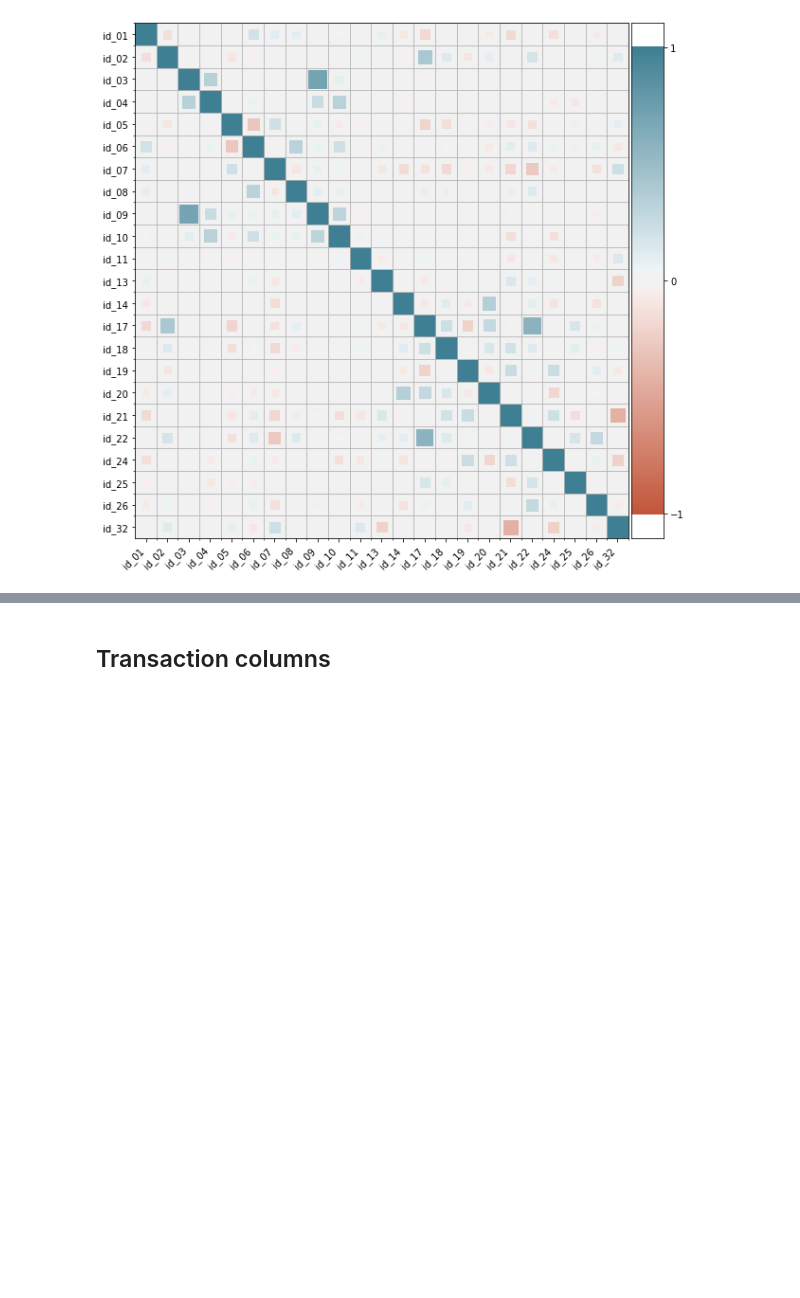
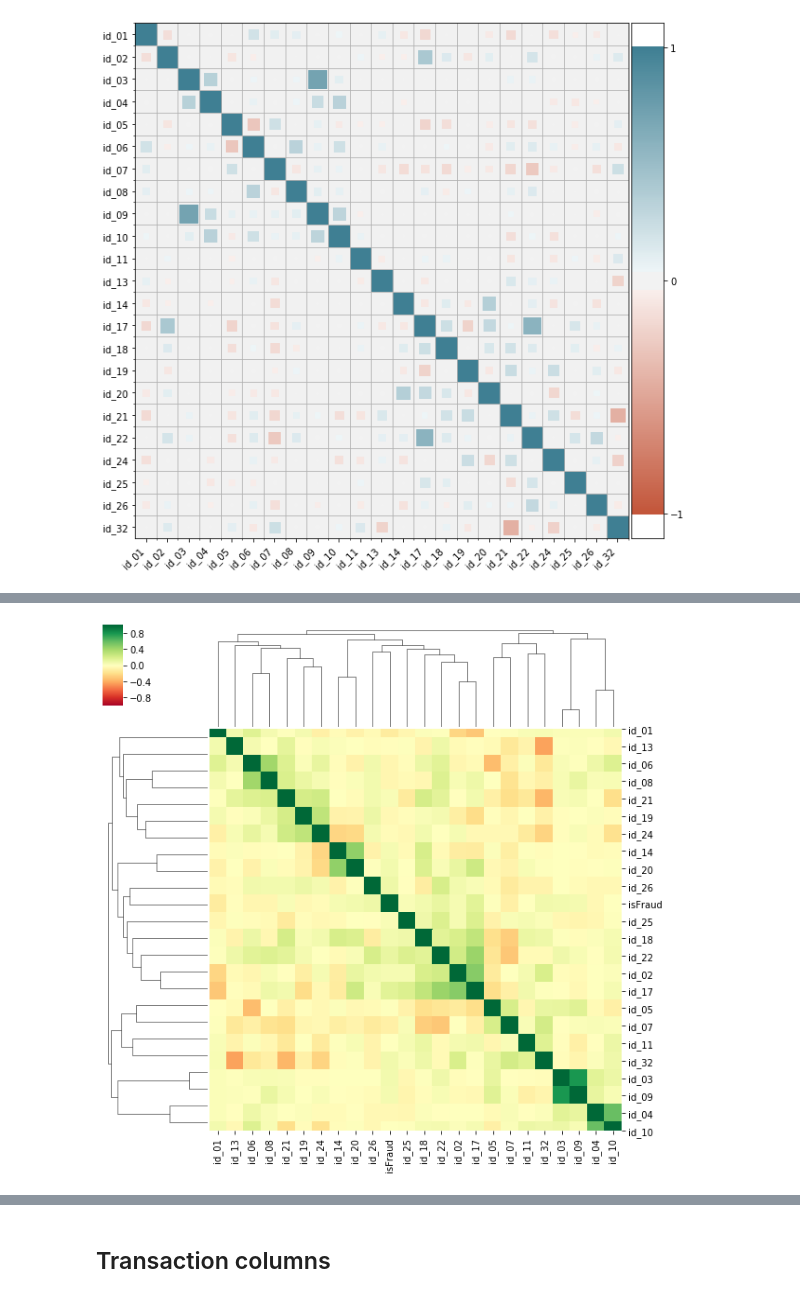
Before and after one commit to andfanilo/ieee-fraud-detection, a Jupyter notebook: notebooks/exploratory/Correlations analysis.ipynb, the cells around one changed output, grey strips where cells are left out. Cells and saved outputs as stored; diff of their text form; code cells hidden in the pictures; blank space fills up the shorter version.

Commit message:
Add clustermap correlation analysis

```diff
--- a/notebooks/exploratory/Correlations analysis.ipynb
+++ b/notebooks/exploratory/Correlations analysis.ipynb
@@ -37,0 +42,4 @@ corrplot(X, ds.identity_cols)
+# %%
+corr_cluster_map(X, ds.identity_cols + ['isFraud'])
+# %% [output]
+[figure, added]
```
Also changed, not shown: parts of 5 cells of this notebook, 1 other file.
